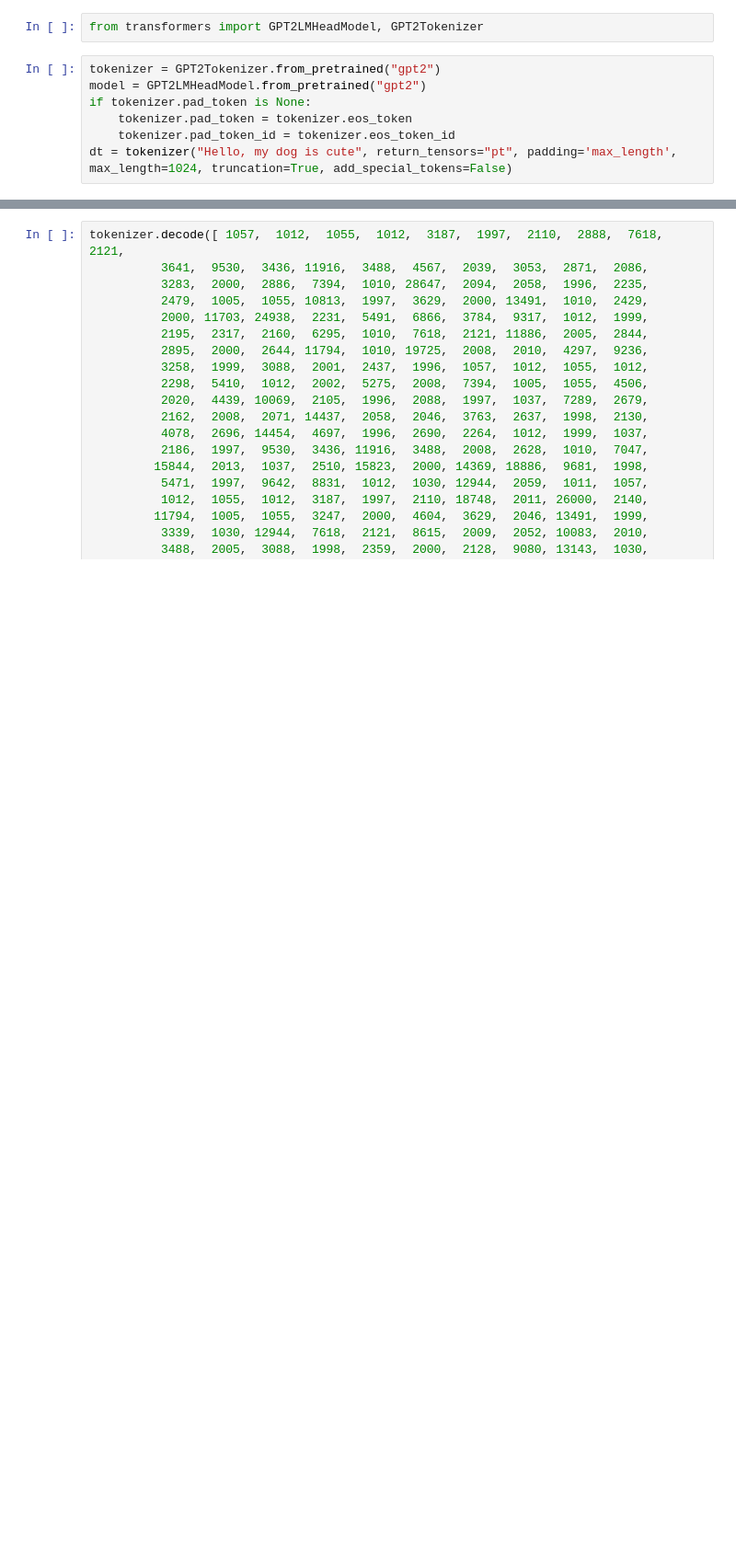
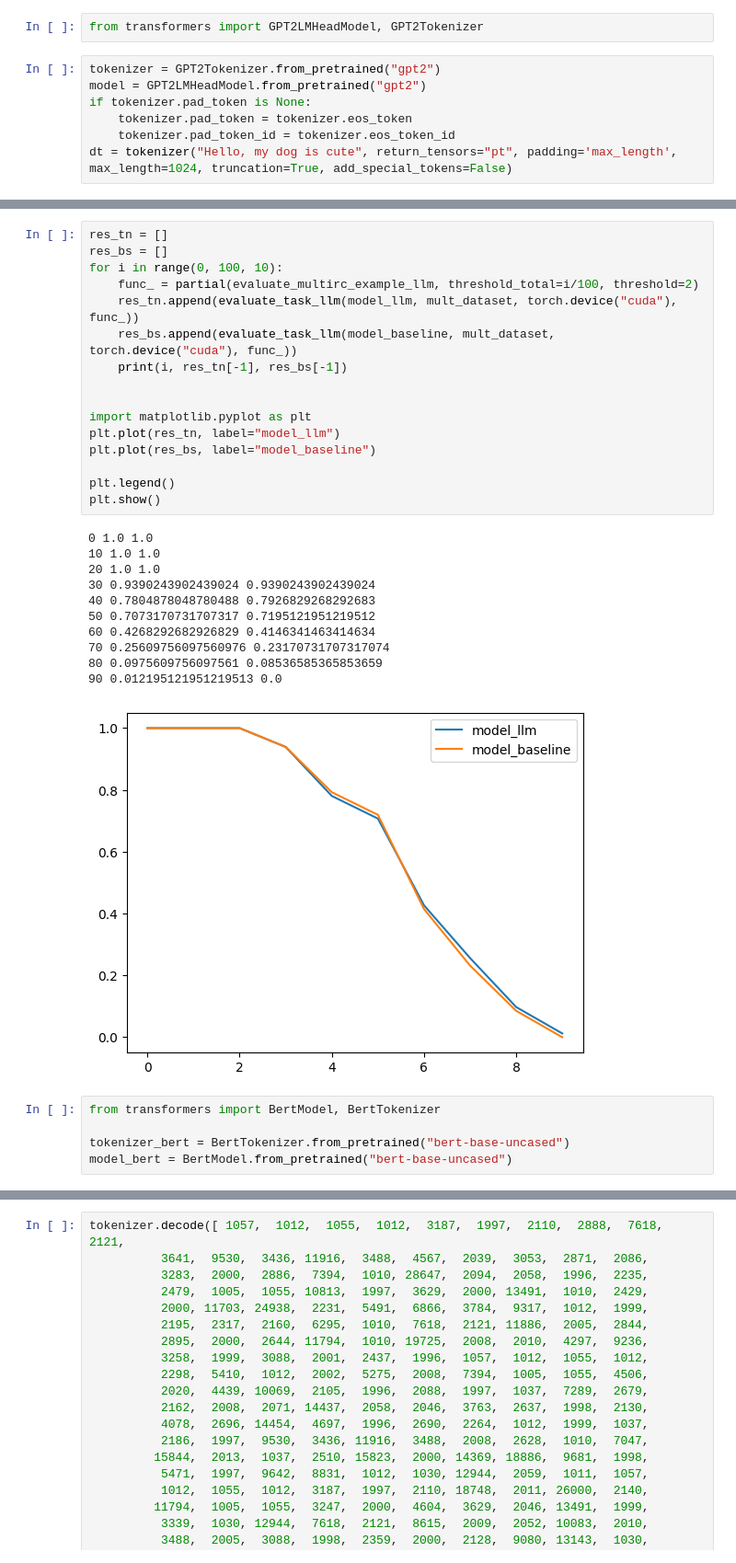
Before and after one commit to jerkosegvic/dipl_project, a Jupyter notebook: proba.ipynb, the cells around one changed output, grey strips where cells are left out. Shown: that part at 92% size. Drawn from its saved outputs; the diff is of its cells as text; blank space fills up the shorter version.

```diff
--- a/proba.ipynb
+++ b/proba.ipynb
@@ -375,0 +217,33 @@ tensor([[   52,    13,    50,    13,  4986,   286,  1812,  8616, 39162,  6149,
+# %%
+res_tn = []
+res_bs = []
+for i in range(0, 100, 10):
+    func_ = partial(evaluate_multirc_example_llm, threshold_total=i/100, threshold=2)
+    res_tn.append(evaluate_task_llm(model_llm, mult_dataset, torch.device("cuda"), func_))
+    res_bs.append(evaluate_task_llm(model_baseline, mult_dataset, torch.device("cuda"), func_))
+    print(i, res_tn[-1], res_bs[-1])
+
+
+import matplotlib.pyplot as plt
+plt.plot(res_tn, label="model_llm")
+plt.plot(res_bs, label="model_baseline")
+
+plt.legend()
+plt.show()
+# %% [output]
+0 1.0 1.0
+10 1.0 1.0
+20 1.0 1.0
+30 0.9390243902439024 0.9390243902439024
+40 0.7804878048780488 0.7926829268292683
+50 0.7073170731707317 0.7195121951219512
+60 0.4268292682926829 0.4146341463414634
+70 0.25609756097560976 0.23170731707317074
+80 0.0975609756097561 0.08536585365853659
+90 0.012195121951219513 0.0
+[figure, added]
+# %%
+from transformers import BertModel, BertTokenizer
+
+tokenizer_bert = BertTokenizer.from_pretrained("bert-base-uncased")
+model_bert = BertModel.from_pretrained("bert-base-uncased")
```
Also changed, not shown: parts of 59 cells of this notebook, 14 other files.
